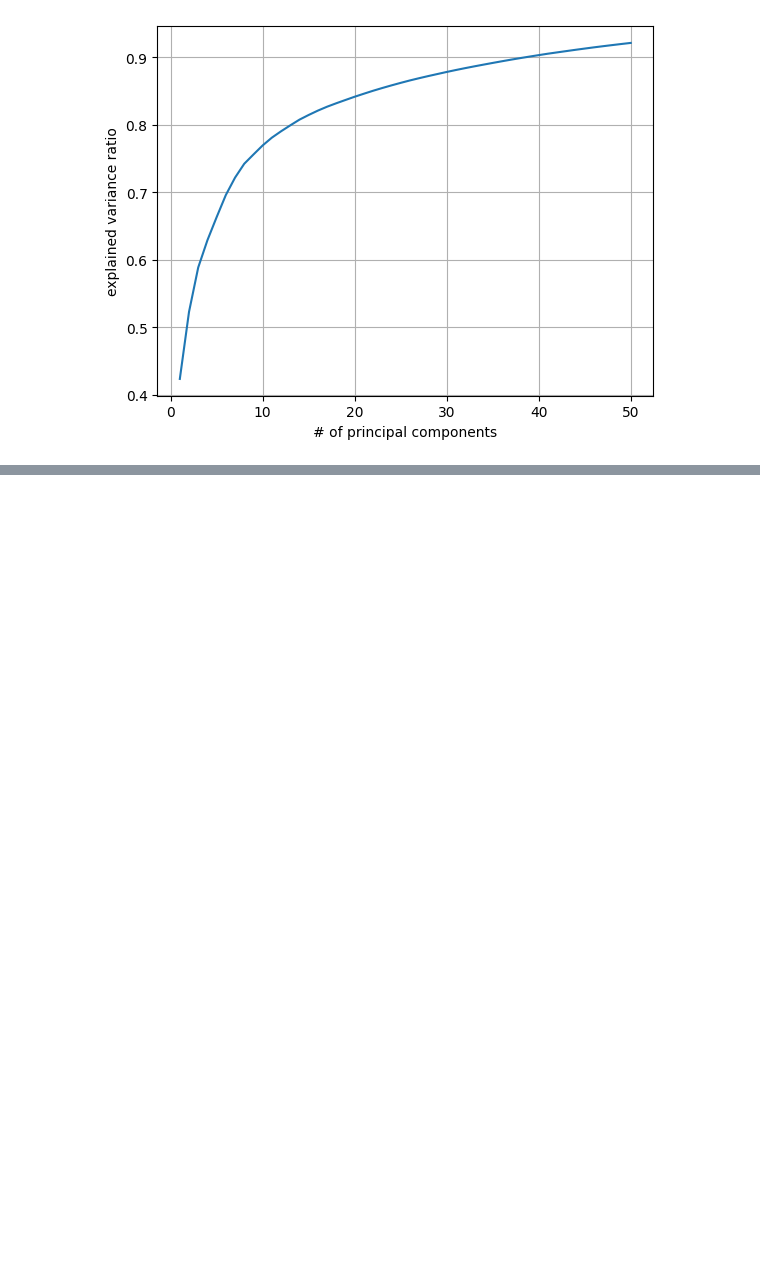
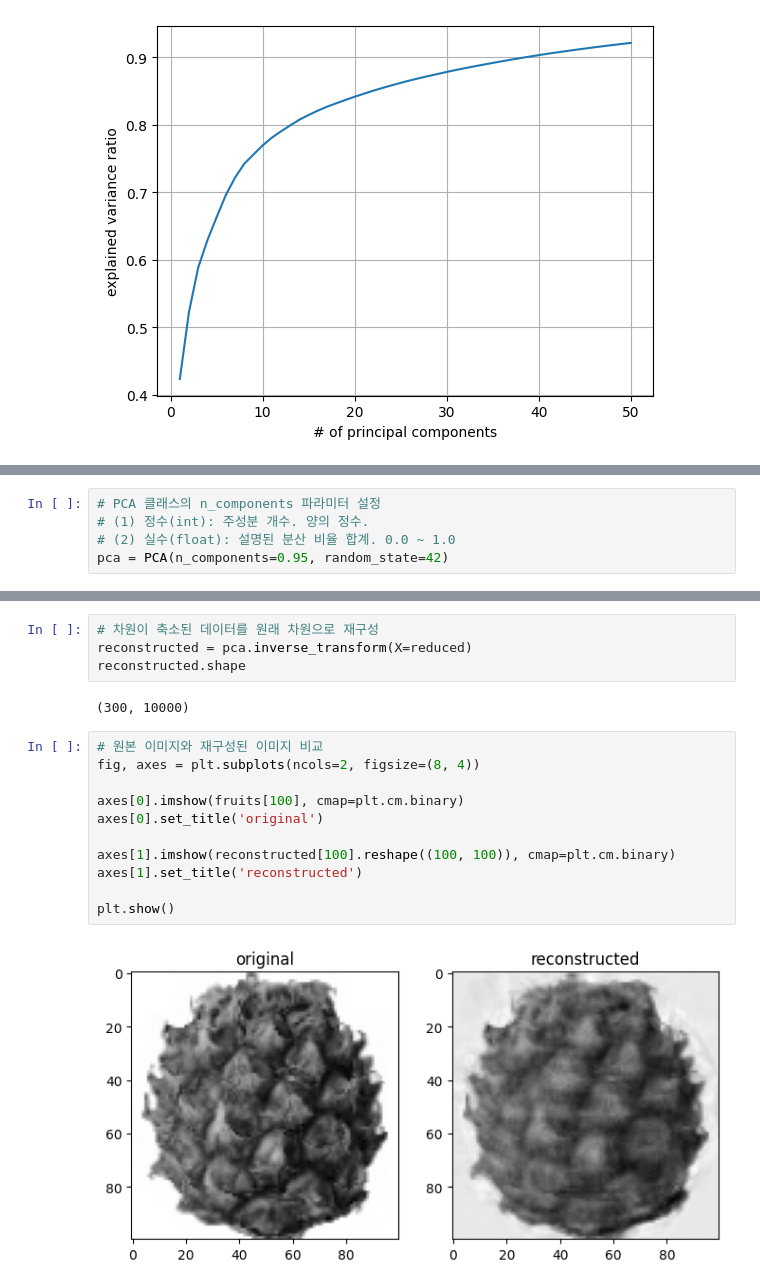
Before and after one commit to JakeOh/202605_BD57, a Jupyter notebook: lab_ml/ml15_pca.ipynb, the cells around one changed output, grey strips where cells are left out. Drawn from its saved outputs; the diff is of its cells as text; blank space fills up the shorter version.

```diff
--- a/lab_ml/ml15_pca.ipynb
+++ b/lab_ml/ml15_pca.ipynb
@@ -233,0 +262,5 @@ plt.show()
+# %%
+# PCA 클래스의 n_components 파라미터 설정
+# (1) 정수(int): 주성분 개수. 양의 정수.
+# (2) 실수(float): 설명된 분산 비율 합계. 0.0 ~ 1.0
+pca = PCA(n_components=0.95, random_state=42)
@@ -233,0 +285,19 @@ plt.show()
+# %%
+# 차원이 축소된 데이터를 원래 차원으로 재구성
+reconstructed = pca.inverse_transform(X=reduced)
+reconstructed.shape
+# %% [output]
+(300, 10000)
+# %%
+# 원본 이미지와 재구성된 이미지 비교
+fig, axes = plt.subplots(ncols=2, figsize=(8, 4))
+
+axes[0].imshow(fruits[100], cmap=plt.cm.binary)
+axes[0].set_title('original')
+
+axes[1].imshow(reconstructed[100].reshape((100, 100)), cmap=plt.cm.binary)
+axes[1].set_title('reconstructed')
+
+plt.show()
+# %% [output]
+[figure, added]
```
Also changed, not shown: parts of 12 cells of this notebook.
